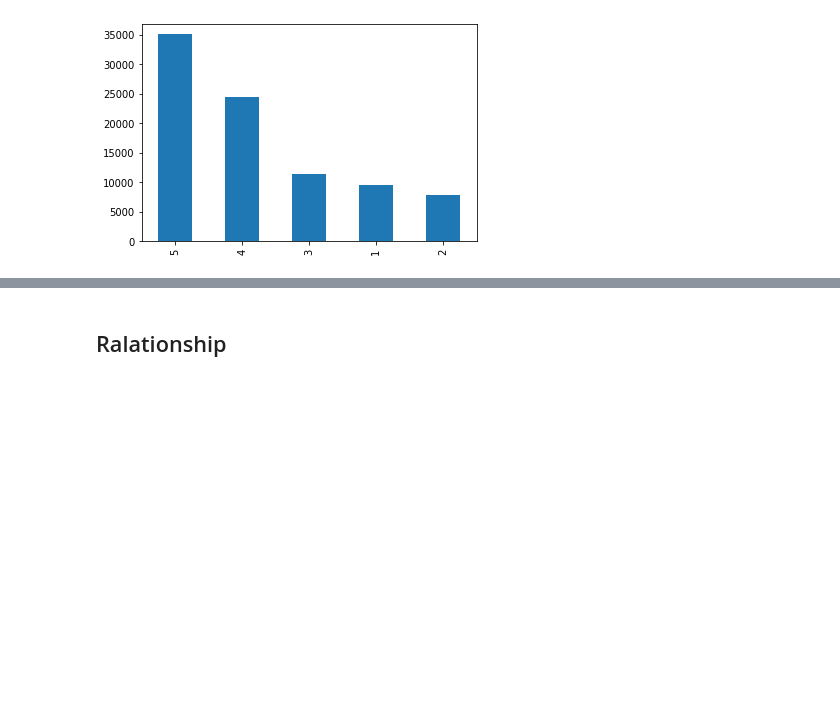
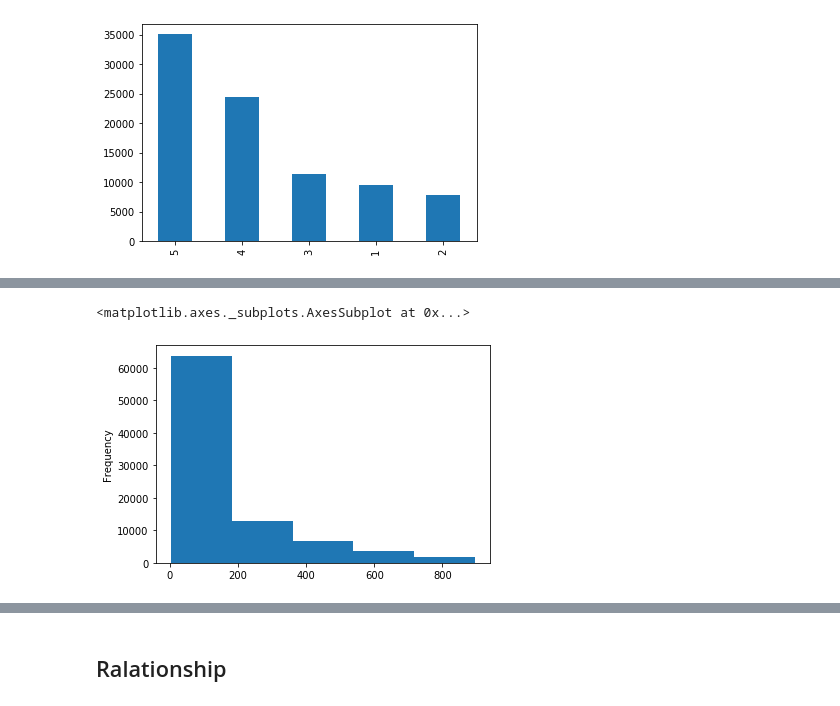
Before and after one commit to pe44enka/Yelp, a Jupyter notebook: DA_Project.ipynb, the cells around one changed output, grey strips where cells are left out. Cells and saved outputs as stored; diff of their text form; code cells hidden in the pictures; blank space fills up the shorter version.

```diff
--- a/DA_Project.ipynb
+++ b/DA_Project.ipynb
@@ -1369,0 +1422,5 @@ rdf.stars.value_counts().plot.bar()
+# %%
+rdf.company_review.plot.hist(bins=5)
+# %% [output]
+<matplotlib.axes._subplots.AxesSubplot at 0x...>
+[figure, added]
```
Also changed, not shown: parts of 132 cells of this notebook.
